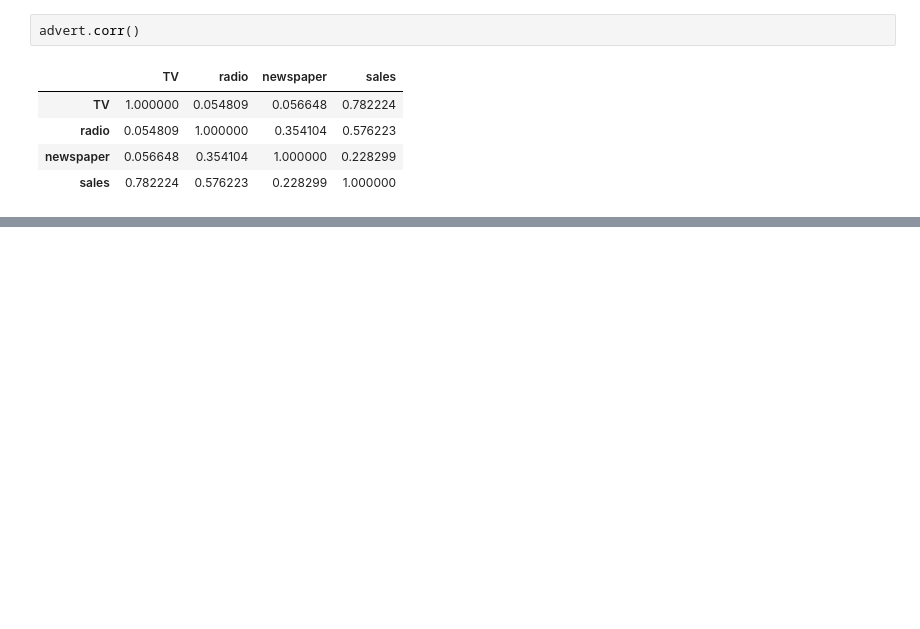
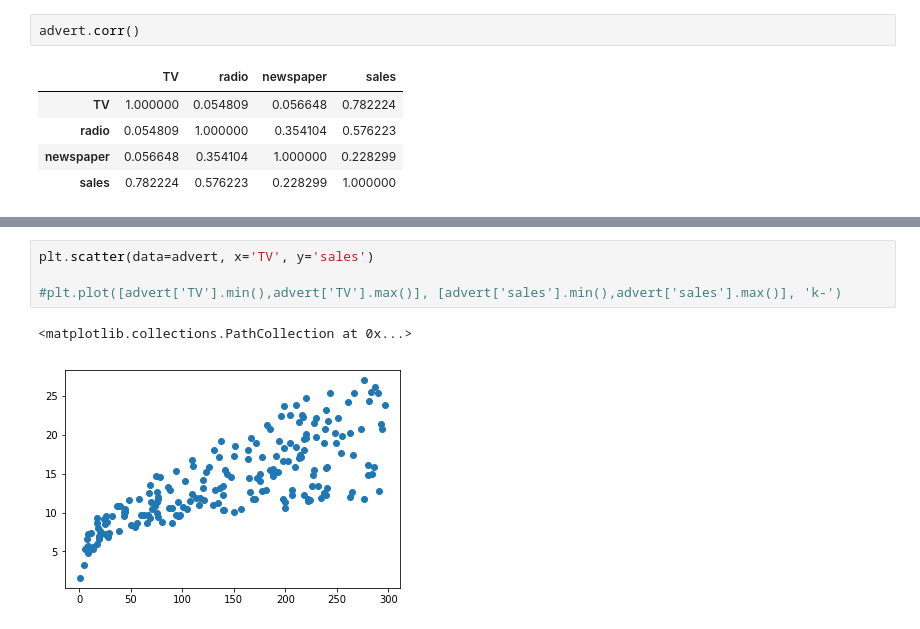
Before and after one commit to TanselArif-21/LinearRegression, a Jupyter notebook: LinearRegression.ipynb, the cells around one changed output, grey strips where cells are left out. Drawn from its saved outputs; the diff is of its cells as text; blank space fills up the shorter version.

```diff
--- a/LinearRegression.ipynb
+++ b/LinearRegression.ipynb
@@ -62,0 +80,7 @@ $$Y \approx \beta_0 + \beta_1 X_1 + \beta_2 X_2 + \beta_3 X_3 + \epsilon$$
+# %%
+plt.scatter(data=advert, x='TV', y='sales')
+
+#plt.plot([advert['TV'].min(),advert['TV'].max()], [advert['sales'].min(),advert['sales'].max()], 'k-')
+# %% [output]
+<matplotlib.collections.PathCollection at 0x...>
+[figure, added]
```
Also changed, not shown: parts of 22 cells of this notebook.
